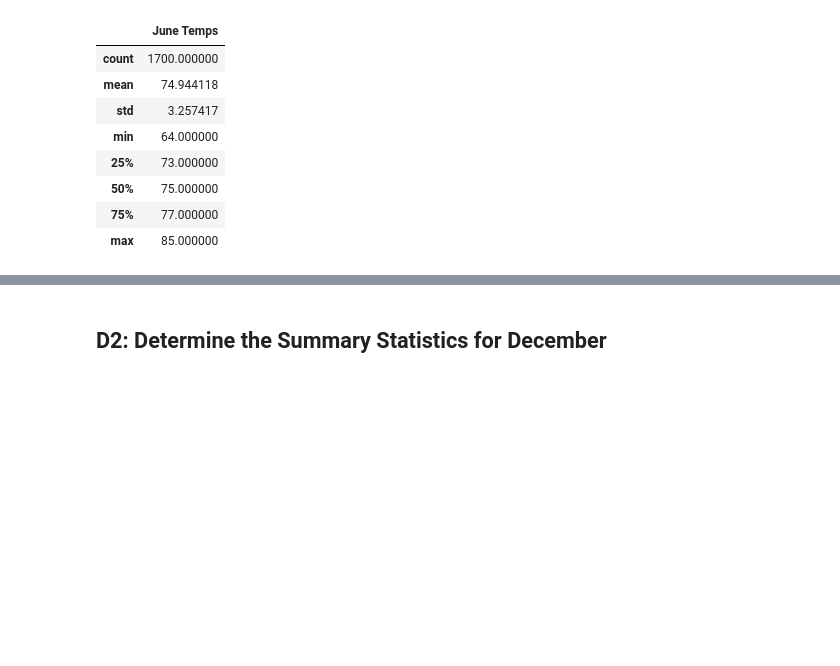
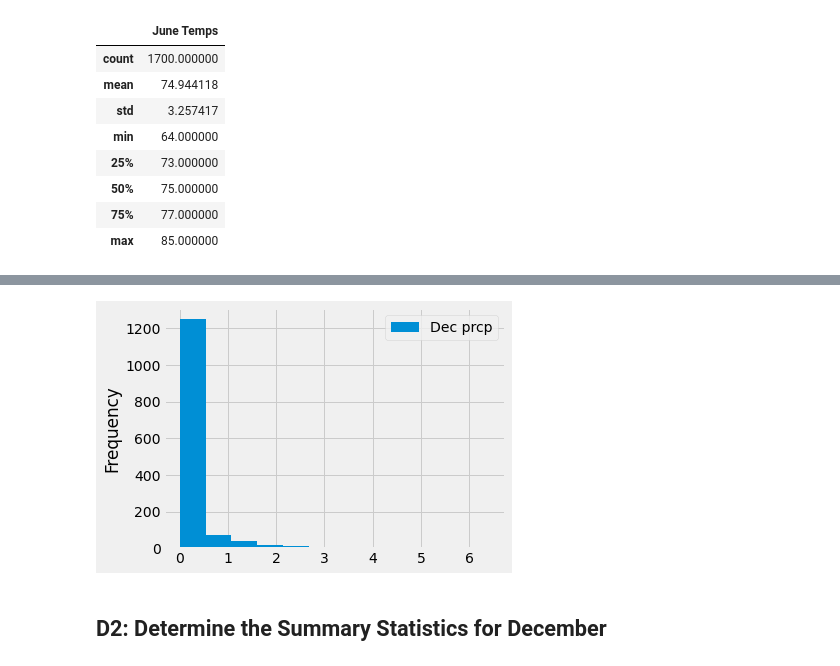
Before and after one commit to fathi129/Surfs_up, a Jupyter notebook: Practice/Surfsup_practice.ipynb, the cells around one changed output, grey strips where cells are left out. Saved outputs shown, nothing was run; the diff lists cells and outputs as text; code cells hidden in the pictures; blank space fills up the shorter version.

```diff
--- a/Practice/Surfsup_practice.ipynb
+++ b/Practice/Surfsup_practice.ipynb
@@ -172,0 +226,4 @@ june_df.describe()
+# %%
+dec_prcp_df = pd.DataFrame()
+dec_prcp_df["Dec prcp"] = prcp1
+dec_prcp_df.head()
@@ -173,3 +237,8 @@ june_df.describe()
+# %%
+dec_prcp_df.plot.hist(bins=12)
+plt.tight_layout()
+# %% [output]
+[figure, added]
 # %% [markdown]
 ## D2: Determine the Summary Statistics for December
 # %%
```
Also changed, not shown: parts of 9 cells of this notebook, 9 other files.
